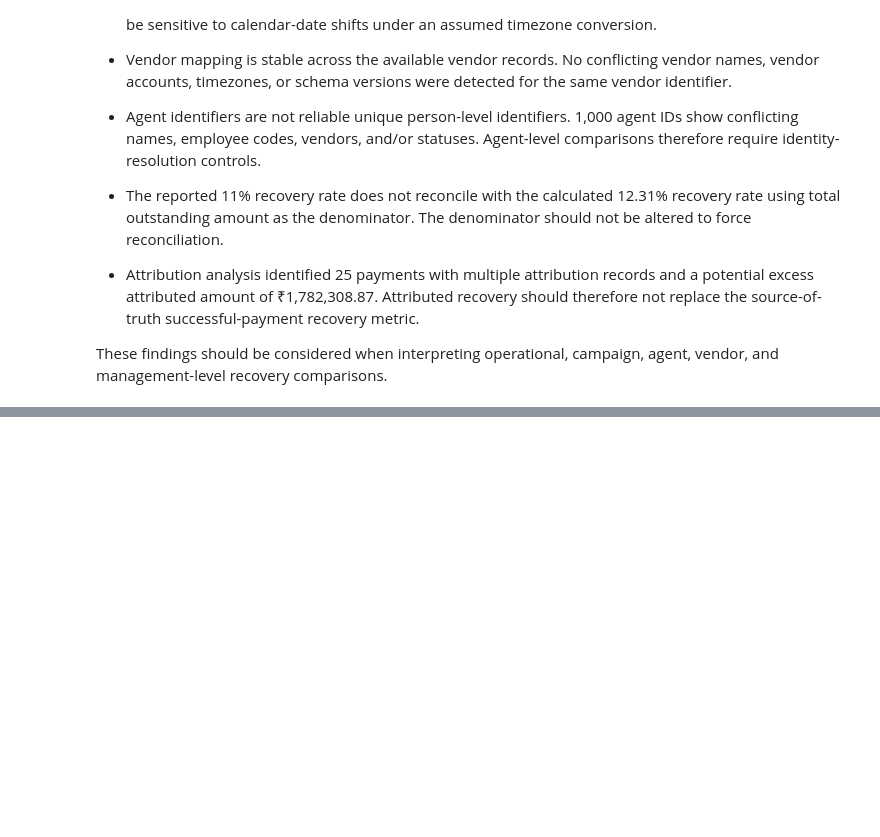
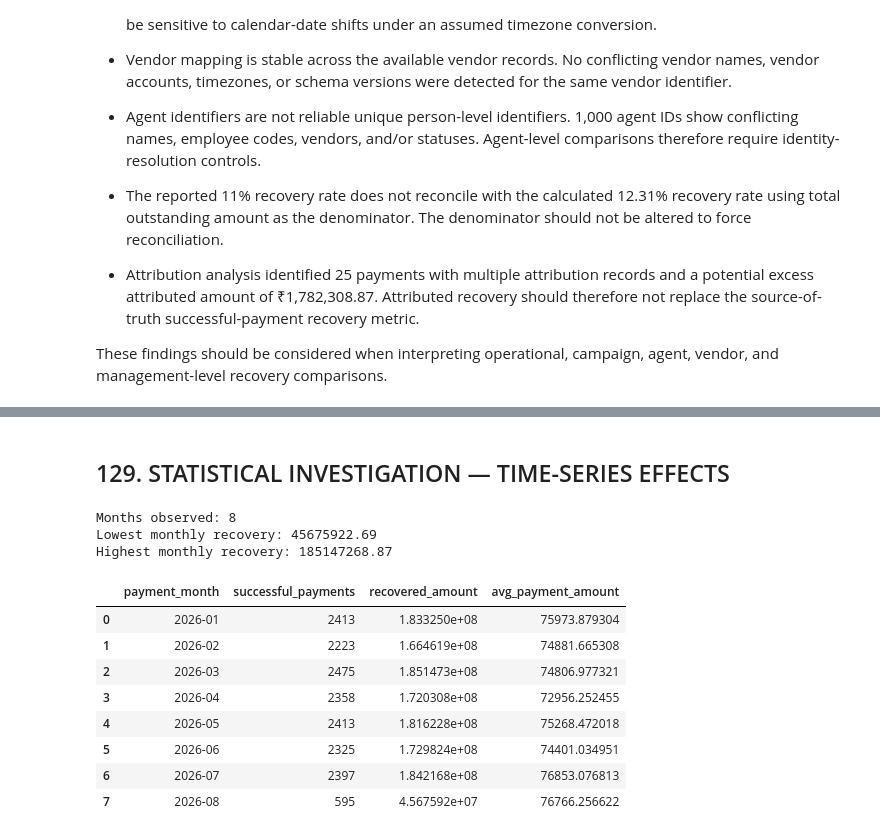
Before and after one commit to DivyaSolanki95/collections-data-analytics, a Jupyter notebook: notebooks/04_recovery_analysis.ipynb, the cells around one changed output, grey strips where cells are left out. Saved outputs shown, nothing was run; the diff lists cells and outputs as text; code cells hidden in the pictures; blank space fills up the shorter version.

Commit message:
Complete statistical and SQL analysis

```diff
--- a/notebooks/04_recovery_analysis.ipynb
+++ b/notebooks/04_recovery_analysis.ipynb
@@ -4859,0 +5360,68 @@ display(final_findings_updated)
+# %% [markdown]
+## 129. STATISTICAL INVESTIGATION — TIME-SERIES EFFECTS
+# %%
+# ============================================================
+# 129. TIME-SERIES EFFECTS
+# ============================================================
+
+time_series_data = payments[
+    ["payment_id", "event_at", "amount", "payment_status"]
+].copy()
+
+time_series_data["event_at_dt"] = pd.to_datetime(
+    time_series_data["event_at"],
+    errors="coerce"
+)
+
+time_series_data["payment_month"] = (
+    time_series_data["event_at_dt"]
+    .dt.to_period("M")
+    .astype(str)
+)
+
+monthly_time_series = (
+    time_series_data[
+        time_series_data["payment_status"].eq("SUCCESS")
+    ]
+    .groupby("payment_month")
+    .agg(
+        successful_payments=("payment_id", "nunique"),
+        recovered_amount=("amount", "sum")
+    )
+    .reset_index()
+)
+
+monthly_time_series["avg_payment_amount"] = (
+    monthly_time_series["recovered_amount"]
+    / monthly_time_series["successful_payments"]
+)
+
+print(
+    "Months observed:",
+    len(monthly_time_series)
+)
+
+print(
+    "Lowest monthly recovery:",
+    round(monthly_time_series["recovered_amount"].min(), 2)
+)
+
+print(
+    "Highest monthly recovery:",
+    round(monthly_time_series["recovered_amount"].max(), 2)
+)
+
+display(monthly_time_series)
+# %% [output]
+Months observed: 8
+Lowest monthly recovery: 45675922.69
+Highest monthly recovery: 185147268.87
+|  | payment_month | successful_payments | recovered_amount | avg_payment_amount |
+| 0 | 2026-01 | 2413 | 1.833250e+08 | 75973.879304 |
+| 1 | 2026-02 | 2223 | 1.664619e+08 | 74881.665308 |
+| 2 | 2026-03 | 2475 | 1.851473e+08 | 74806.977321 |
+| 3 | 2026-04 | 2358 | 1.720308e+08 | 72956.252455 |
+| 4 | 2026-05 | 2413 | 1.816228e+08 | 75268.472018 |
+| 5 | 2026-06 | 2325 | 1.729824e+08 | 74401.034951 |
+| 6 | 2026-07 | 2397 | 1.842168e+08 | 76853.076813 |
+| 7 | 2026-08 | 595 | 4.567592e+07 | 76766.256622 |
```
Also changed, not shown: parts of 27 cells of this notebook, 2 other files.
